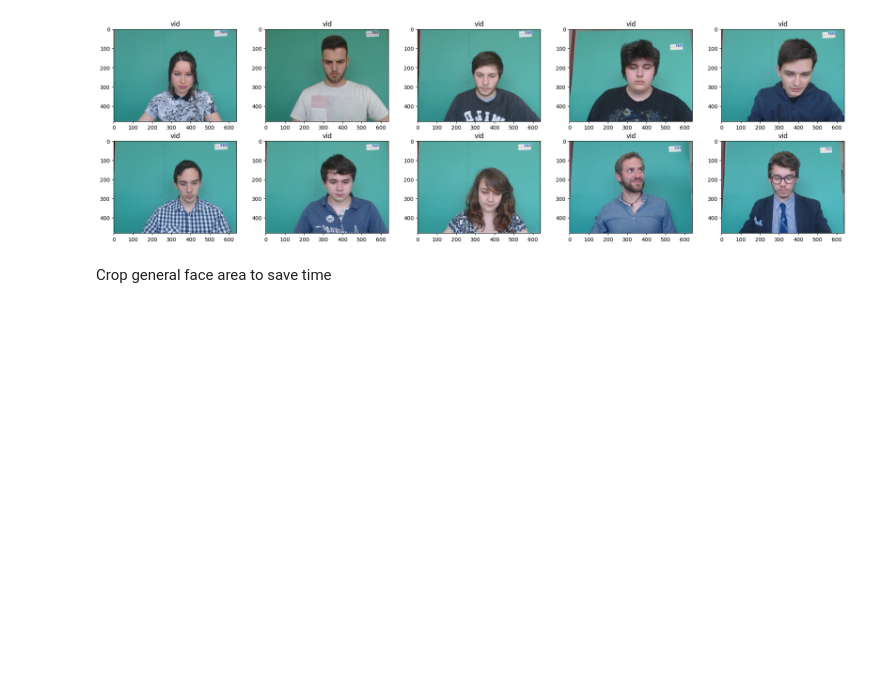
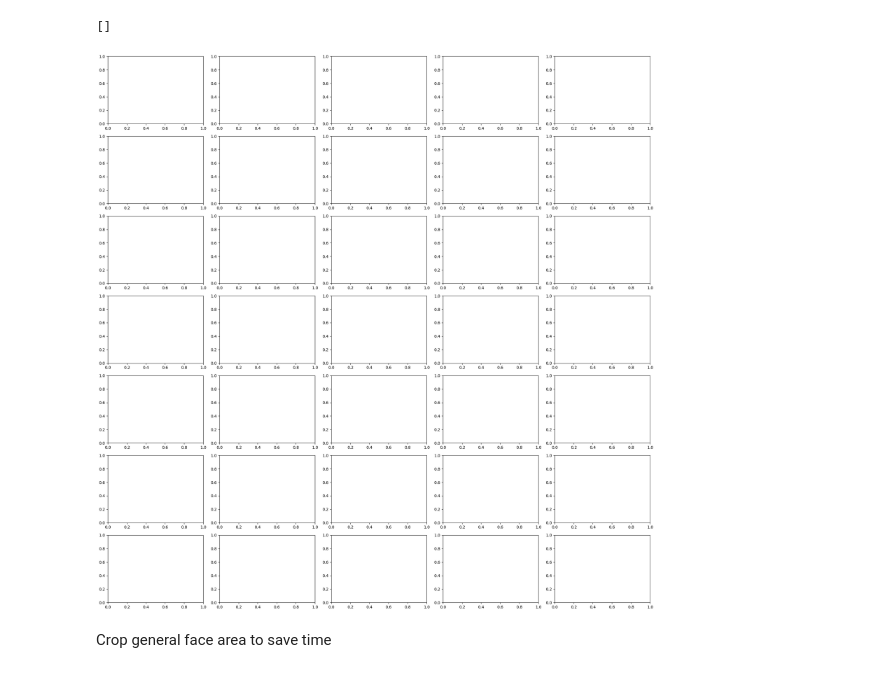
Before and after one commit to MNetanel/image-processing-project, a Jupyter notebook: notebooks/01_data_preprocessing.ipynb, the cells around one changed output. Drawn from its saved outputs; the diff is of its cells as text; code cells hidden in the pictures; blank space fills up the shorter version.

```diff
--- a/notebooks/01_data_preprocessing.ipynb
+++ b/notebooks/01_data_preprocessing.ipynb
@@ -9,27 +14,29 @@ import sys
-# %%
-data_dir = Path(r'D:\Image Processing Course Project\UBFC-RPPG\raw_data')
-filepath = data_dir / 'subject1.avi'
 # %%
 def get_first_frame(filepath):
     path = str(filepath)
     cap = cv2.VideoCapture(path)
     ret, frame = cap.read()
-    frame = frame[..., [2, 1, 0]] # bgr to rgb
-    return frame
+    if ret:
+        frame = frame[..., [2, 1, 0]] # bgr to rgb
+        return frame
+    else:
+        return None
+# %%
+list(RAW_DATA_DIR.glob('*'))
+# %% [output]
+[]
 # %%
-fig, axs = plt.subplots(2, 5, figsize=(20, 6))
+fig, axs = plt.subplots(7, 5, figsize=(20, 20))
 axs = axs.ravel()
-dirs = [d for d in data_dir.glob('*')]
-SUBJECTS = [1, 3, 4, 5, 8, 9, 10, 11, 12, 13]
-files = [data_dir / f'subject{subject}/vid.avi' for subject in SUBJECTS]
+files = [subject_dir / 'vid.avi' for subject_dir in RAW_DATA_DIR.glob('*')]
 
 for file, ax in zip(files, axs):
     ax.imshow(get_first_frame(file))
     ax.set_title(file.name[:-4])
 plt.tight_layout()
 plt.show()
 # %% [output]
-[figure, old version]
+[figure, new version]
 # %% [markdown]
 Crop general face area to save time
 # %%
```
Also changed, not shown: parts of 2 cells of this notebook, 31 other files.
